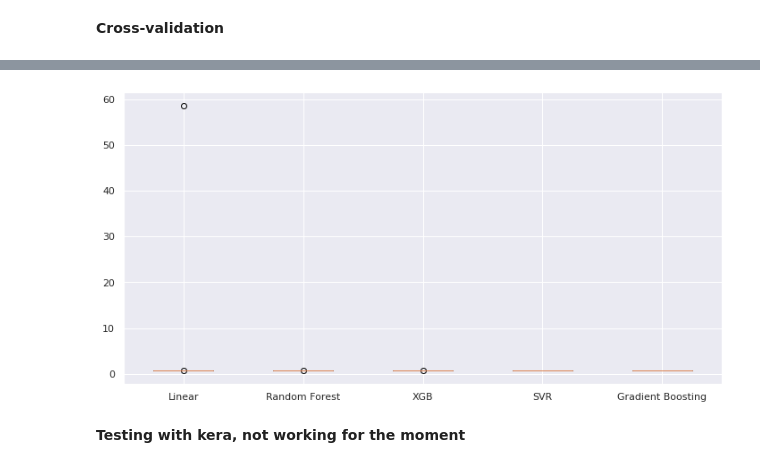
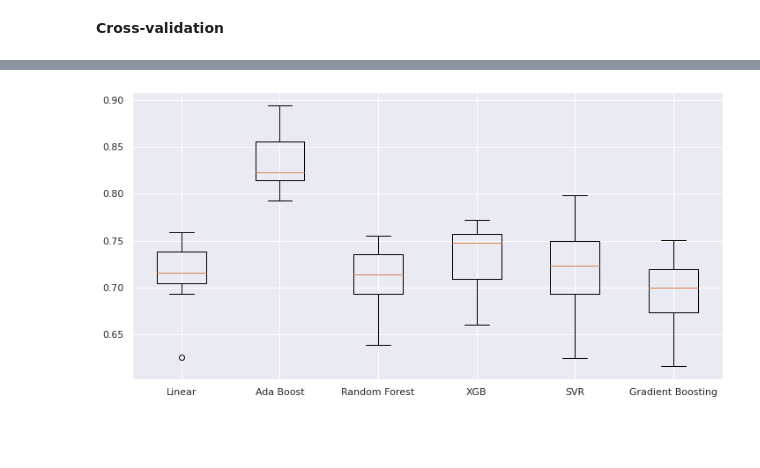
Before and after one commit to syrix78/IFT6758_Competition, a Jupyter notebook: predictor.ipynb, the cells around one changed output, grey strips where cells are left out. Saved outputs shown, nothing was run; the diff lists cells and outputs as text; code cells hidden in the pictures; blank space fills up the shorter version.

```diff
--- a/predictor.ipynb
+++ b/predictor.ipynb
@@ -23,8 +23,8 @@ import sklearn
 from sklearn.preprocessing import LabelEncoder
 from sklearn.preprocessing import minmax_scale
 # %%
-train_data = pd.read_pickle("train_cleaned_fixed.pkl")
-test_data = pd.read_pickle("test_cleaned_fixed.pkl")
+train_data = pd.read_pickle("train_cleaned.pkl")
+test_data = pd.read_pickle("test_cleaned.pkl")
 id_test = test_data['Id']
 train_data
 # %% [output]
@@ -189,0 +253,3 @@ RMSE -> 0.6902032310253999
+# %%
+model = SelectKBest(f_regression, k=best_i)
+X_selected_feat_likes = model.fit_transform(X_likes, Y_likes)
@@ -238,18 +302,8 @@ RMSE -> 0.6947209693855296
 **XGBoost Regressor**
 # %%
 from xgboost import XGBRegressor
-from sklearn import datasets, ensemble
-from sklearn.ensemble import AdaBoostClassifier
-"""
-params = {'n_estimators': 2000,
-          'max_depth': 10,
-          'min_samples_split': 10,
-          'learning_rate': 0.001}
-XGBModel = ensemble.GradientBoostingRegressor(**params)
-XGBModel.fit(X_train, y_train)
-"""
 
 regressor = XGBRegressor()
-regressor.fit(X_train,y_train , verbose=False)
+regressor.fit(X_train,y_train, verbose=False)
 
 y_pred = regressor.predict(X_test)
@@ -358,5 +396,7 @@ def CV(Model, X, y, k=10, *model_args, **model_kwargs):
 # %%
 from sklearn.linear_model import LinearRegression
+
+from sklearn.ensemble import AdaBoostRegressor
 
 from sklearn.ensemble import RandomForestRegressor
 
@@ -370,28 +410,31 @@ from sklearn.ensemble import GradientBoostingRegressor
 
 K = 10
 
-losses = []
-labels = []
+reg_losses = []
+reg_labels = []
 
 # Evaluate every model with CV
-losses.append(CV(LinearRegression, X_train, y_train, K))
-labels.append("Linear")
+reg_losses.append(CV(LinearRegression, X_train, y_train, K))
+reg_labels.append("Linear")
 
-losses[-1] = np.where(losses[-1] > 100, np.median(losses[-1]), losses[-1])
+reg_losses[-1] = np.where(reg_losses[-1] > 100, np.median(reg_losses[-1]), reg_losses[-1])
 
-losses.append(CV(RandomForestRegressor, X_train, y_train, K))
-labels.append("Random Forest")
+reg_losses.append(CV(AdaBoostRegressor, X_train, y_train, K, random_state=0, n_estimators=100))
+reg_labels.append("Ada Boost")
 
-losses.append(CV(XGBRegressor, X_train, y_train, K))
-labels.append("XGB")
+reg_losses.append(CV(RandomForestRegressor, X_train, y_train, K))
+reg_labels.append("Random Forest")
 
-losses.append(CV(make_pipeline, X_train, y_train, K, StandardScaler(), SVR(C=1.0, epsilon=0.2)))
-labels.append("SVR")
+reg_losses.append(CV(XGBRegressor, X_train, y_train, K))
+reg_labels.append("XGB")
 
-losses.append(CV(GradientBoostingRegressor, X_train, y_train, K, random_state=0))
-labels.append("Gradient Boosting")
+reg_losses.append(CV(make_pipeline, X_train, y_train, K, StandardScaler(), SVR(C=1.0, epsilon=0.2)))
+reg_labels.append("SVR")
+
+reg_losses.append(CV(GradientBoostingRegressor, X_train, y_train, K, random_state=0))
+reg_labels.append("Gradient Boosting")
 
 plt.figure(figsize=(12,6))
-plt.boxplot(losses, labels=labels)
+plt.boxplot(reg_losses, labels=reg_labels)
 plt.show()
 # %% [output]
@@ -408,3 +441 @@ plt.show()
-[figure, old version]
+[figure, new version]
-# %% [markdown]
-**Testing with kera, not working for the moment**
```
Also changed, not shown: parts of 51 cells of this notebook, 4 other files.
